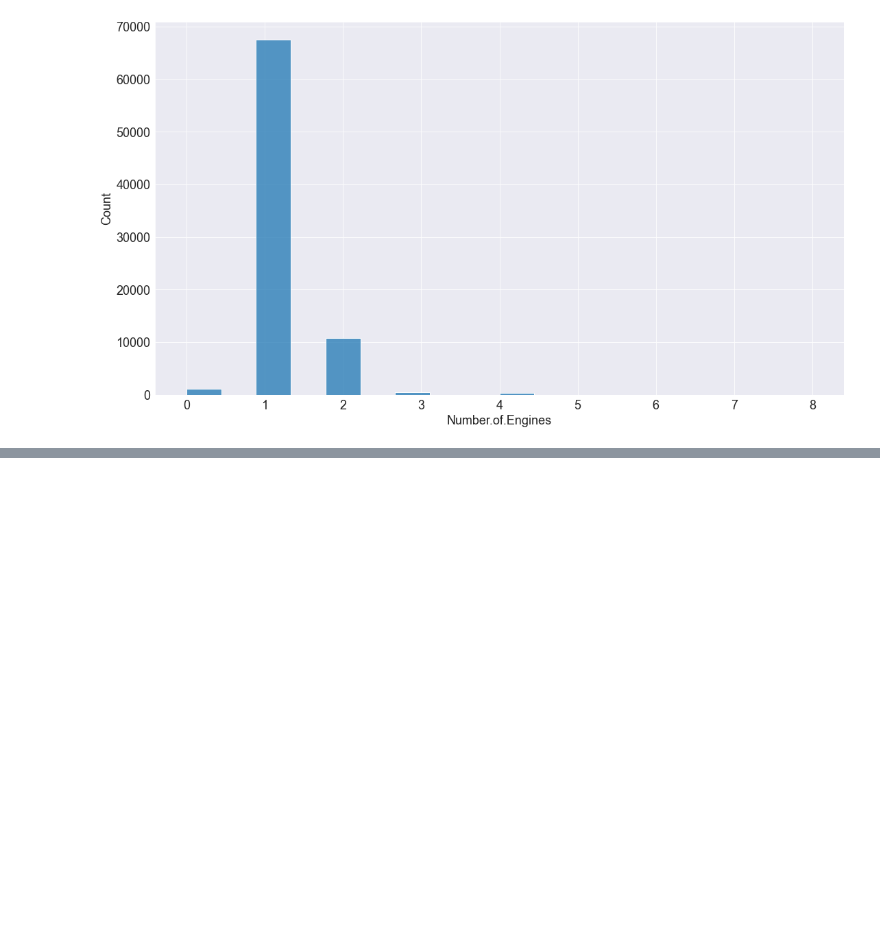
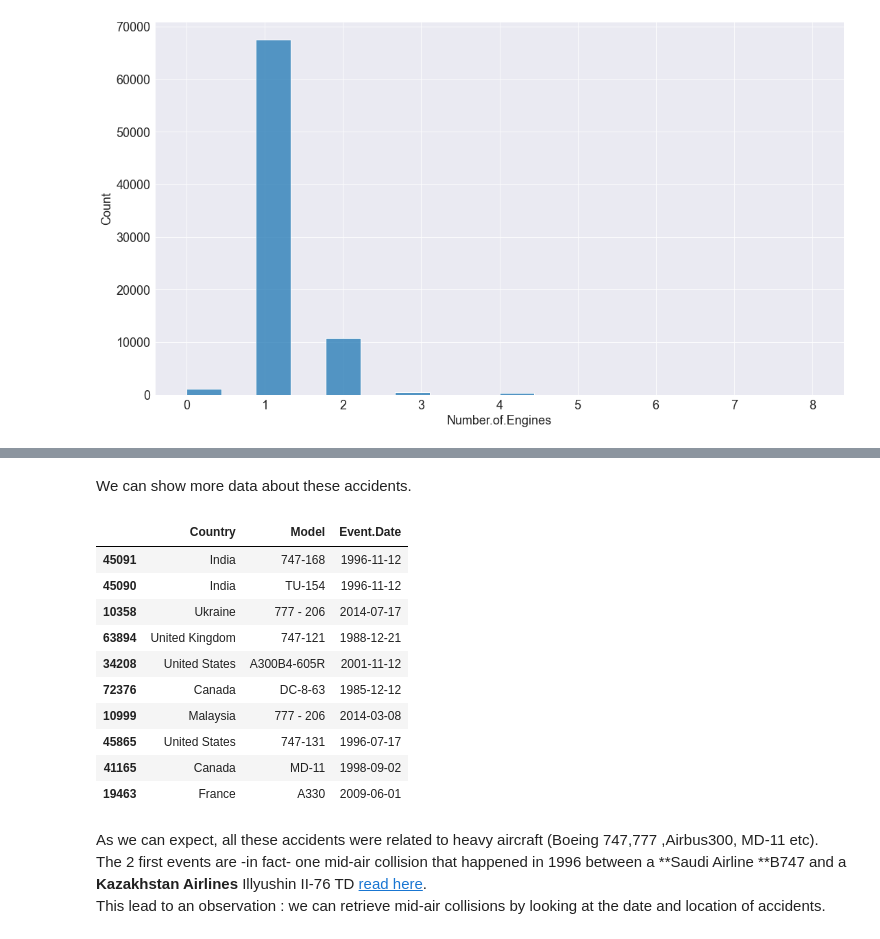
Before and after one commit to zaitrik/aviation_stats, a Jupyter notebook: aviation_stats.ipynb, the cells around one changed output, grey strips where cells are left out. Drawn from its saved outputs; the diff is of its cells as text; code cells hidden in the pictures; blank space fills up the shorter version.

```diff
--- a/aviation_stats.ipynb
+++ b/aviation_stats.ipynb
@@ -307,0 +311,3 @@ As we can observe, the single engine aircraft are the most affected by accidents
+# %%
+x = aviation_ds['Total.Fatal.Injuries'].sort_values(ascending = False).head(10)
+print(x)
@@ -307,0 +326,19 @@ As we can observe, the single engine aircraft are the most affected by accidents
+# %% [markdown]
+We can show more data about these accidents.
+# %%
+aviation_ds.iloc[x.index][['Country','Model', 'Event.Date']]
+# %% [output]
+|  | Country | Model | Event.Date |
+| 45091 | India | 747-168 | 1996-11-12 |
+| 45090 | India | TU-154 | 1996-11-12 |
+| 10358 | Ukraine | 777 - 206 | 2014-07-17 |
+| 63894 | United Kingdom | 747-121 | 1988-12-21 |
+| 34208 | United States | A300B4-605R | 2001-11-12 |
+| 72376 | Canada | DC-8-63 | 1985-12-12 |
+| 10999 | Malaysia | 777 - 206 | 2014-03-08 |
+| 45865 | United States | 747-131 | 1996-07-17 |
+| 41165 | Canada | MD-11 | 1998-09-02 |
+| 19463 | France | A330 | 2009-06-01 |
+# %% [markdown]
+As we can expect, all these accidents were related to heavy aircraft (Boeing 747,777 ,Airbus300, MD-11 etc). The 2 first events are -in fact- one mid-air collision that happened in 1996 between a **Saudi Airline **B747 and a **Kazakhstan Airlines** Illyushin II-76 TD [read here](https://en.wikipedia.org/wiki/1996_Charkhi_Dadri_mid-air_collision).
+This lead to an observation : we can retrieve mid-air collisions by looking at the date and location of accidents.
```
Also changed, not shown: parts of 13 cells of this notebook.
